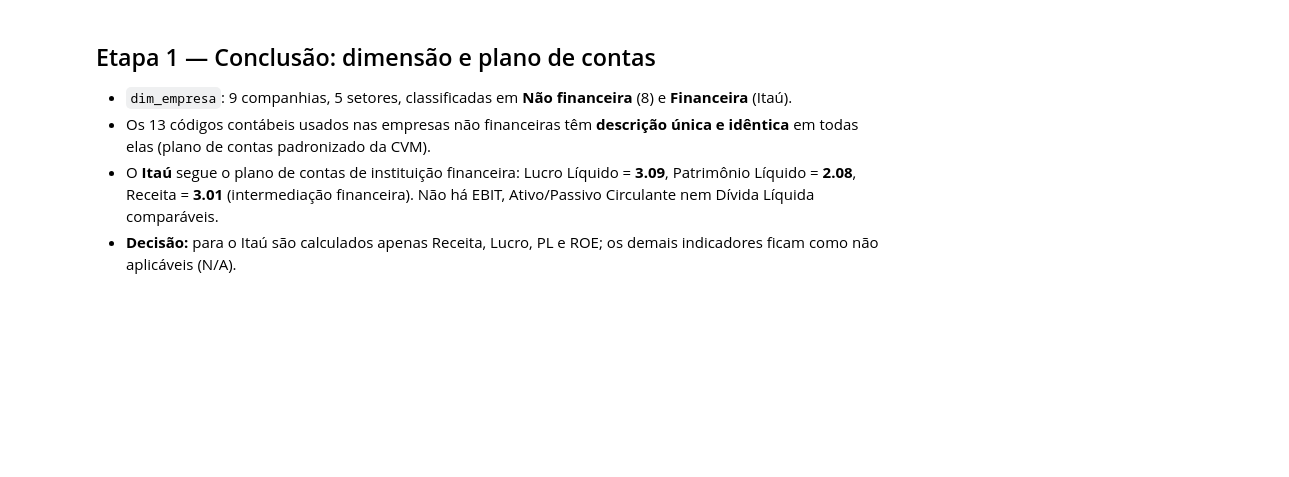
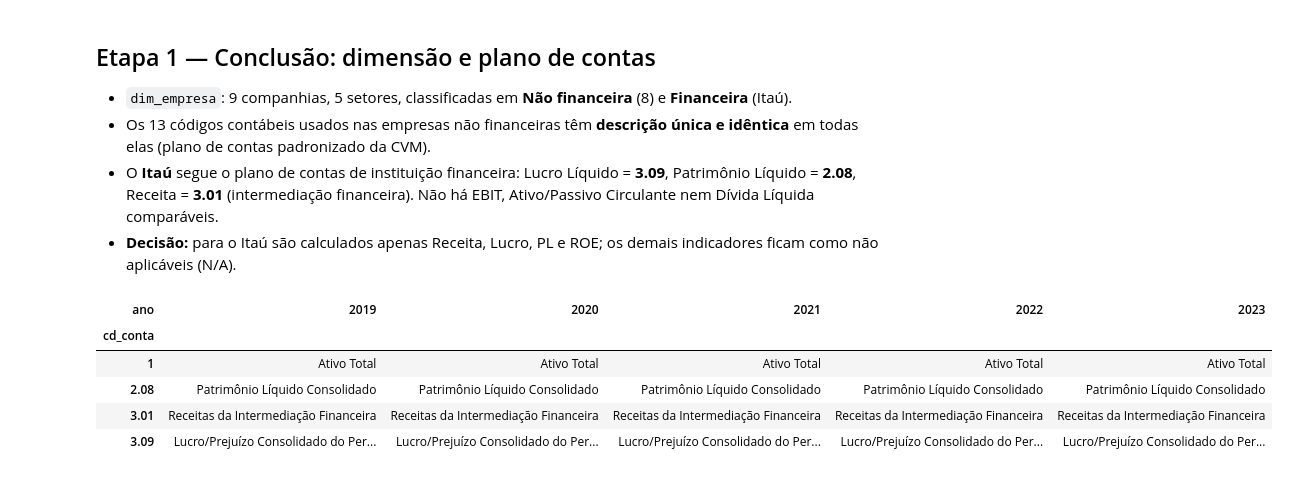
Before and after one commit to waldineilameira-lab/Projeto_Triade_Financeira_Waldinei, a Jupyter notebook: notebooks/05_modelagem_integracao.ipynb, the cells around one changed output. Cells and saved outputs as stored; diff of their text form; code cells hidden in the pictures; blank space fills up the shorter version.

```diff
--- a/notebooks/05_modelagem_integracao.ipynb
+++ b/notebooks/05_modelagem_integracao.ipynb
@@ -127,3 +127,20 @@ itau[["demonstrativo", "cd_conta", "ds_conta", "valor_reais"]]
 - Os 13 códigos contábeis usados nas empresas não financeiras têm **descrição única e idêntica** em todas elas (plano de contas padronizado da CVM).
 - O **Itaú** segue o plano de contas de instituição financeira: Lucro Líquido = **3.09**, Patrimônio Líquido = **2.08**, Receita = **3.01** (intermediação financeira). Não há EBIT, Ativo/Passivo Circulante nem Dívida Líquida comparáveis.
 - **Decisão:** para o Itaú são calculados apenas Receita, Lucro, PL e ROE; os demais indicadores ficam como não aplicáveis (N/A).
+# %%
+CONTAS_BANCO = {
+    "receita_liquida": "3.01",    # Receitas da Intermediação Financeira
+    "lucro_liquido": "3.09",      # Lucro/Prejuízo Consolidado do Período
+    "ativo_total": "1",
+    "patrimonio_liquido": "2.08",
+}
+
+(contabil[(contabil["ticker"] == "ITUB4") & contabil["cd_conta"].isin(CONTAS_BANCO.values())]
+    .pivot_table(index="cd_conta", columns="ano", values="ds_conta", aggfunc="first"))
+# %% [output]
+| ano | 2019 | 2020 | 2021 | 2022 | 2023 |
+| cd_conta |  |  |  |  |  |
+| 1 | Ativo Total | Ativo Total | Ativo Total | Ativo Total | Ativo Total |
+| 2.08 | Patrimônio Líquido Consolidado | Patrimônio Líquido Consolidado | Patrimônio Líquido Consolidado | Patrimônio Líquido Consolidado | Patrimônio Líquido Consolidado |
+| 3.01 | Receitas da Intermediação Financeira | Receitas da Intermediação Financeira | Receitas da Intermediação Financeira | Receitas da Intermediação Financeira | Receitas da Intermediação Financeira |
+| 3.09 | Lucro/Prejuízo Consolidado do Per... | Lucro/Prejuízo Consolidado do Per... | Lucro/Prejuízo Consolidado do Per... | Lucro/Prejuízo Consolidado do Per... | Lucro/Prejuízo Consolidado do Per... |
```
Also changed, not shown: parts of 4 cells of this notebook, 1 other file.
